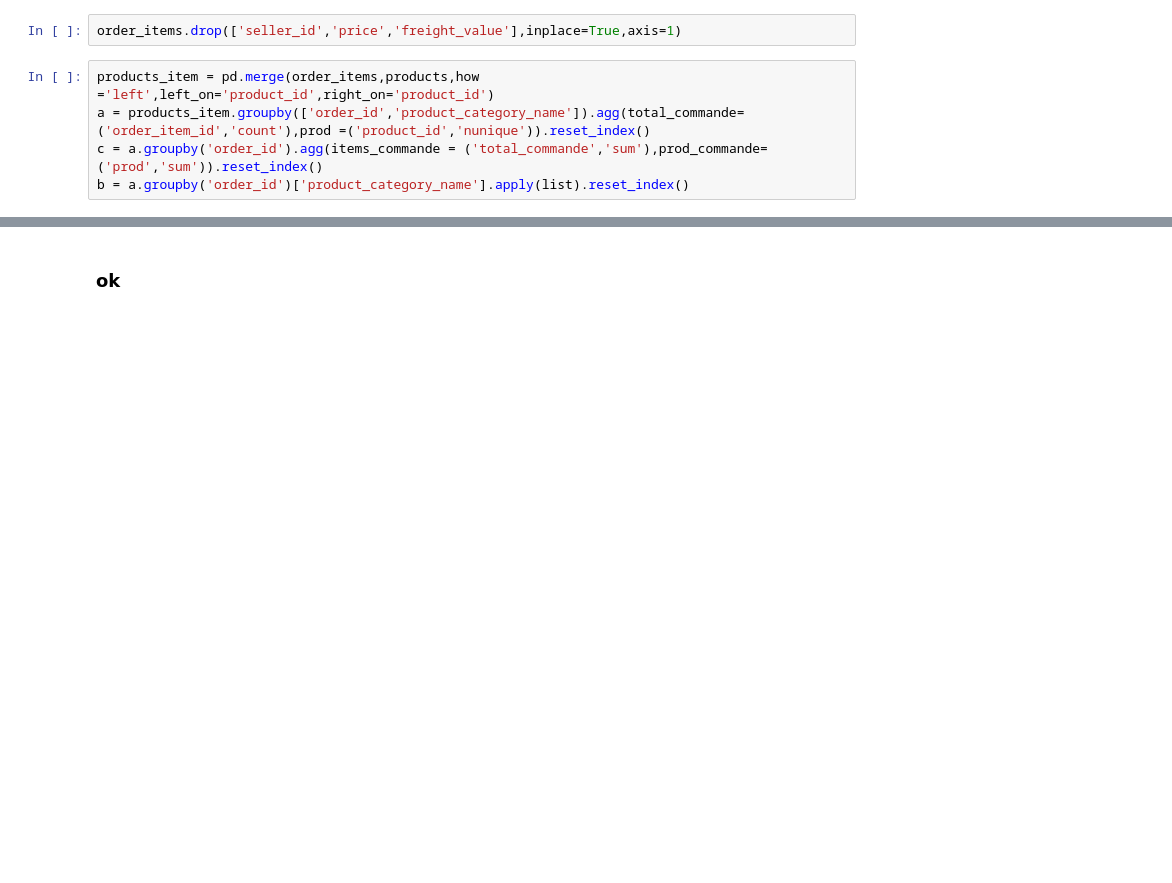
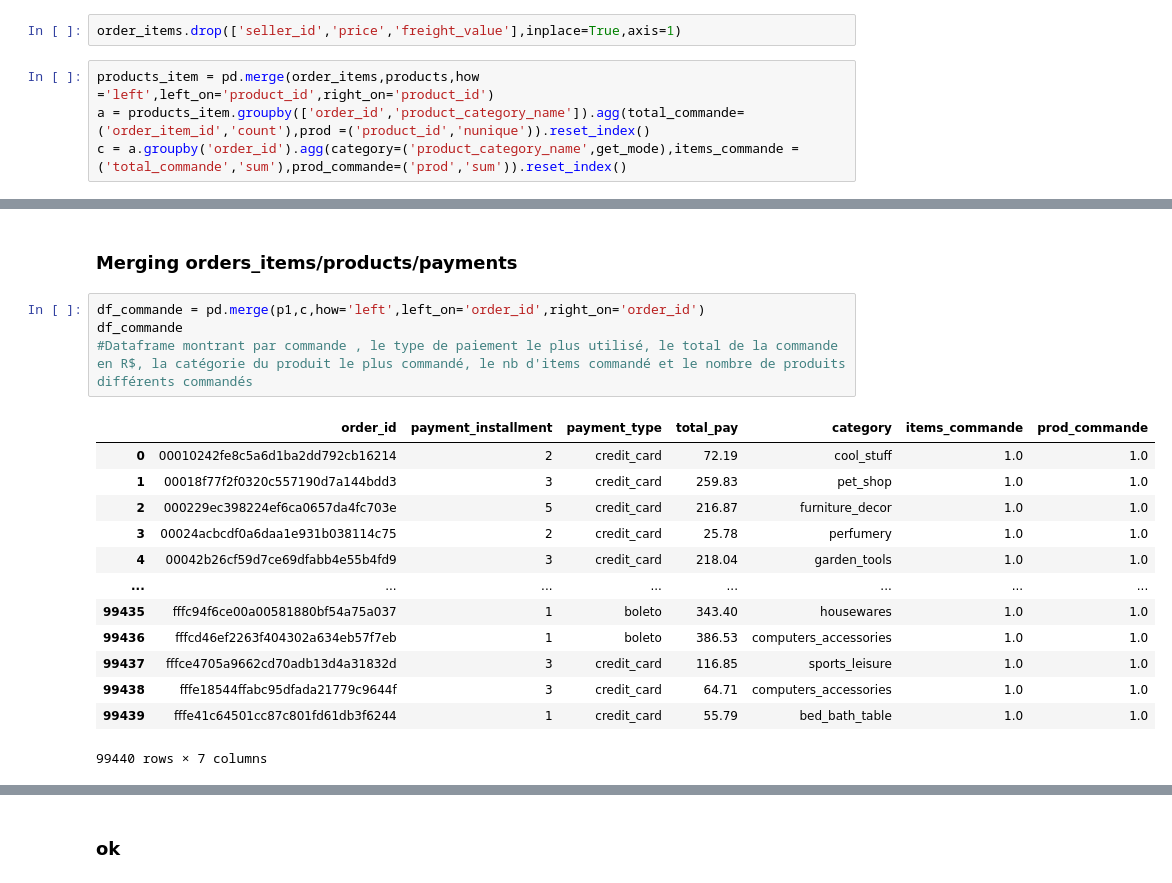
Before and after one commit to Thomas-Dulompont/Segmentation-Client, a Jupyter notebook: notebooks/analyse.ipynb, the cells around one changed output, grey strips where cells are left out. Cells and saved outputs as stored; diff of their text form; blank space fills up the shorter version.

```diff
--- a/notebooks/analyse.ipynb
+++ b/notebooks/analyse.ipynb
@@ -116,5 +86,4 @@ order_items.drop(['seller_id','price','freight_value'],inplace=True,axis=1)
 # %%
 products_item = pd.merge(order_items,products,how ='left',left_on='product_id',right_on='product_id')
 a = products_item.groupby(['order_id','product_category_name']).agg(total_commande=('order_item_id','count'),prod =('product_id','nunique')).reset_index()
-c = a.groupby('order_id').agg(items_commande = ('total_commande','sum'),prod_commande=('prod','sum')).reset_index()
-b = a.groupby('order_id')['product_category_name'].apply(list).reset_index()
+c = a.groupby('order_id').agg(category=('product_category_name',get_mode),items_commande = ('total_commande','sum'),prod_commande=('prod','sum')).reset_index()
@@ -168,0 +90,20 @@ products_item[products_item.order_id == '02d0cd05f04ab2e3c1acc473b0abc865']
+# %% [markdown]
+### Merging orders_items/products/payments
+# %%
+df_commande = pd.merge(p1,c,how='left',left_on='order_id',right_on='order_id')
+df_commande
+#Dataframe montrant par commande , le type de paiement le plus utilisé, le total de la commande en R$, la catégorie du produit le plus commandé, le nb d'items commandé et le nombre de produits différents commandés
+# %% [output]
+|  | order_id | payment_installment | payment_type | total_pay | category | items_commande | prod_commande |
+| 0 | 00010242fe8c5a6d1ba2dd792cb16214 | 2 | credit_card | 72.19 | cool_stuff | 1.0 | 1.0 |
+| 1 | 00018f77f2f0320c557190d7a144bdd3 | 3 | credit_card | 259.83 | pet_shop | 1.0 | 1.0 |
+| 2 | 000229ec398224ef6ca0657da4fc703e | 5 | credit_card | 216.87 | furniture_decor | 1.0 | 1.0 |
+| 3 | 00024acbcdf0a6daa1e931b038114c75 | 2 | credit_card | 25.78 | perfumery | 1.0 | 1.0 |
+| 4 | 00042b26cf59d7ce69dfabb4e55b4fd9 | 3 | credit_card | 218.04 | garden_tools | 1.0 | 1.0 |
+| ... | ... | ... | ... | ... | ... | ... | ... |
+| 99435 | fffc94f6ce00a00581880bf54a75a037 | 1 | boleto | 343.40 | housewares | 1.0 | 1.0 |
+| 99436 | fffcd46ef2263f404302a634eb57f7eb | 1 | boleto | 386.53 | computers_accessories | 1.0 | 1.0 |
+| 99437 | fffce4705a9662cd70adb13d4a31832d | 3 | credit_card | 116.85 | sports_leisure | 1.0 | 1.0 |
+| 99438 | fffe18544ffabc95dfada21779c9644f | 3 | credit_card | 64.71 | computers_accessories | 1.0 | 1.0 |
+| 99439 | fffe41c64501cc87c801fd61db3f6244 | 1 | credit_card | 55.79 | bed_bath_table | 1.0 | 1.0 |
+99440 rows × 7 columns
```
Also changed, not shown: parts of 25 cells of this notebook.
